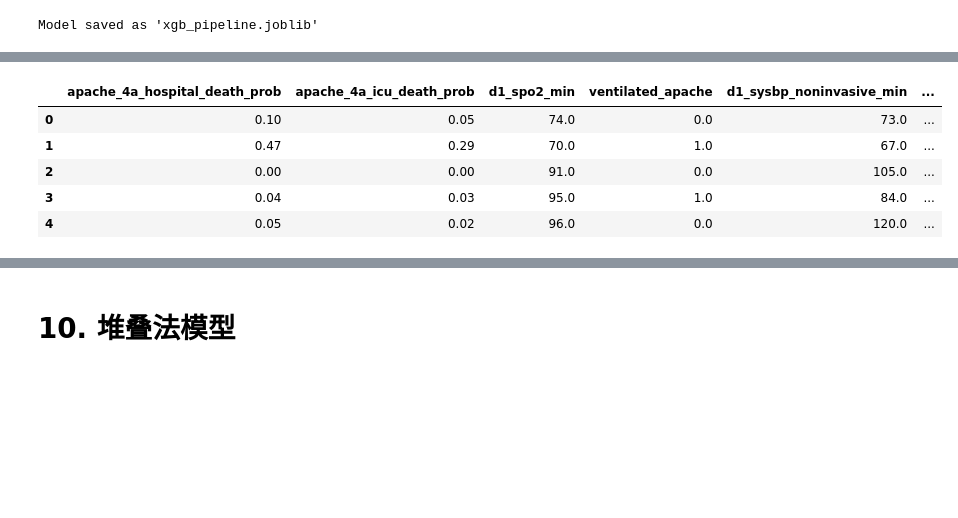
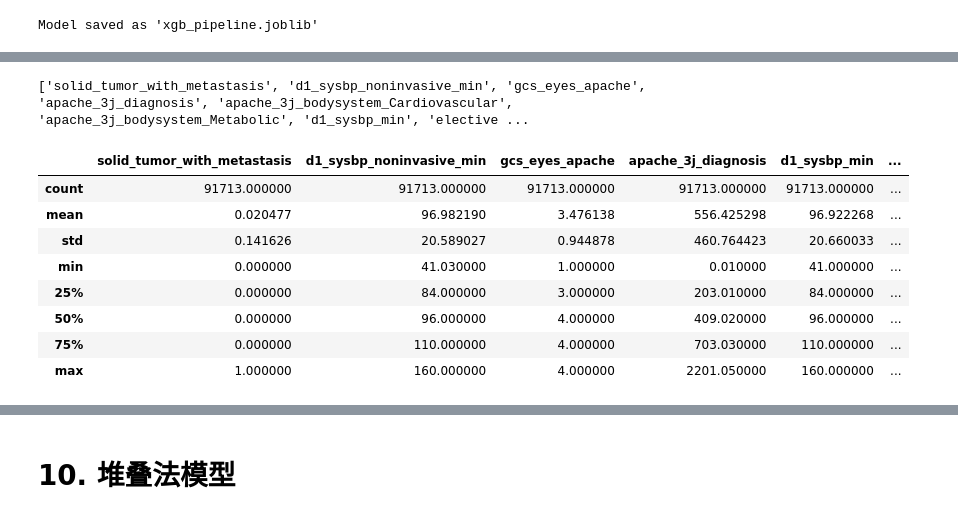
Before and after one commit to Delysid749/Patient-Survival-Prediction, a Jupyter notebook: patient2.ipynb, the cells around one changed output, grey strips where cells are left out. Drawn from its saved outputs; the diff is of its cells as text; code cells hidden in the pictures; blank space fills up the shorter version.

```diff
--- a/patient2.ipynb
+++ b/patient2.ipynb
@@ -17,8 +17,10 @@ from sklearn.metrics import (accuracy_score, roc_auc_score,
 import matplotlib.pyplot as plt
 from sklearn.impute import SimpleImputer
 
+from patient import importances
+
 # 1. 数据加载
-data = pd.read_csv('dataSet/dataset.csv')  # 替换为你的数据路径
+data = pd.read_csv('dataSet/dataset_processed.csv')  # 替换为你的数据路径
 
 # 2. 数据预处理
 # 删除不相关的ID列
@@ -232,7 +234,8 @@ feature_names = (numeric_features +
                      .get_feature_names_out(categorical_features)))
 
 # 获取特征重要性
-importances = tree_pipeline.named_steps['classifier'].feature_importances_
+# importances = tree_pipeline.named_steps['classifier'].feature_importances_
+importances = xgb_pipeline.named_steps['classifier'].feature_importances_
 indices = np.argsort(importances)[-10:]  # 取最重要的10个特征
 
 # 绘制特征重要性
@@ -247,16 +250,17 @@ plt.show()
 # %%
-# 定义包含关键特征的列名列表
-top_features = [
-    'apache_4a_hospital_death_prob', 'apache_4a_icu_death_prob', 'd1_spo2_min',
-    'ventilated_apache', 'd1_sysbp_noninvasive_min', 'd1_sysbp_min',
-]
-
+top_features = [feature_names[i] for i in indices]
+print(top_features)
+top_features = ['solid_tumor_with_metastasis', 'd1_sysbp_noninvasive_min', 'gcs_eyes_apache', 'apache_3j_diagnosis', 'apache_3j_bodysystem', 'd1_sysbp_min', 'elective_surgery', 'ventilated_apache', 'gcs_motor_apache']
+data[top_features].describe()
 # 使用 .head() 方法查看前 5 行数据
-data[top_features].head()
 # %% [output]
+['solid_tumor_with_metastasis', 'd1_sysbp_noninvasive_min', 'gcs_eyes_apache', 'apache_3j_diagnosis', 'apache_3j_bodysystem_Cardiovascular', 'apache_3j_bodysystem_Metabolic', 'd1_sysbp_min', 'elective ...
-|  | apache_4a_hospital_death_prob | apache_4a_icu_death_prob | d1_spo2_min | ventilated_apache | d1_sysbp_noninvasive_min | ... |
-| 0 | 0.10 | 0.05 | 74.0 | 0.0 | 73.0 | ... |
-| 1 | 0.47 | 0.29 | 70.0 | 1.0 | 67.0 | ... |
-| 2 | 0.00 | 0.00 | 91.0 | 0.0 | 105.0 | ... |
-| 3 | 0.04 | 0.03 | 95.0 | 1.0 | 84.0 | ... |
-| 4 | 0.05 | 0.02 | 96.0 | 0.0 | 120.0 | ... |
+|  | solid_tumor_with_metastasis | d1_sysbp_noninvasive_min | gcs_eyes_apache | apache_3j_diagnosis | d1_sysbp_min | ... |
+| count | 91713.000000 | 91713.000000 | 91713.000000 | 91713.000000 | 91713.000000 | ... |
+| mean | 0.020477 | 96.982190 | 3.476138 | 556.425298 | 96.922268 | ... |
+| std | 0.141626 | 20.589027 | 0.944878 | 460.764423 | 20.660033 | ... |
+| min | 0.000000 | 41.030000 | 1.000000 | 0.010000 | 41.000000 | ... |
+| 25% | 0.000000 | 84.000000 | 3.000000 | 203.010000 | 84.000000 | ... |
+| 50% | 0.000000 | 96.000000 | 4.000000 | 409.020000 | 96.000000 | ... |
+| 75% | 0.000000 | 110.000000 | 4.000000 | 703.030000 | 110.000000 | ... |
+| max | 1.000000 | 160.000000 | 4.000000 | 2201.050000 | 160.000000 | ... |
```
Also changed, not shown: parts of 6 cells of this notebook, 12 other files.
